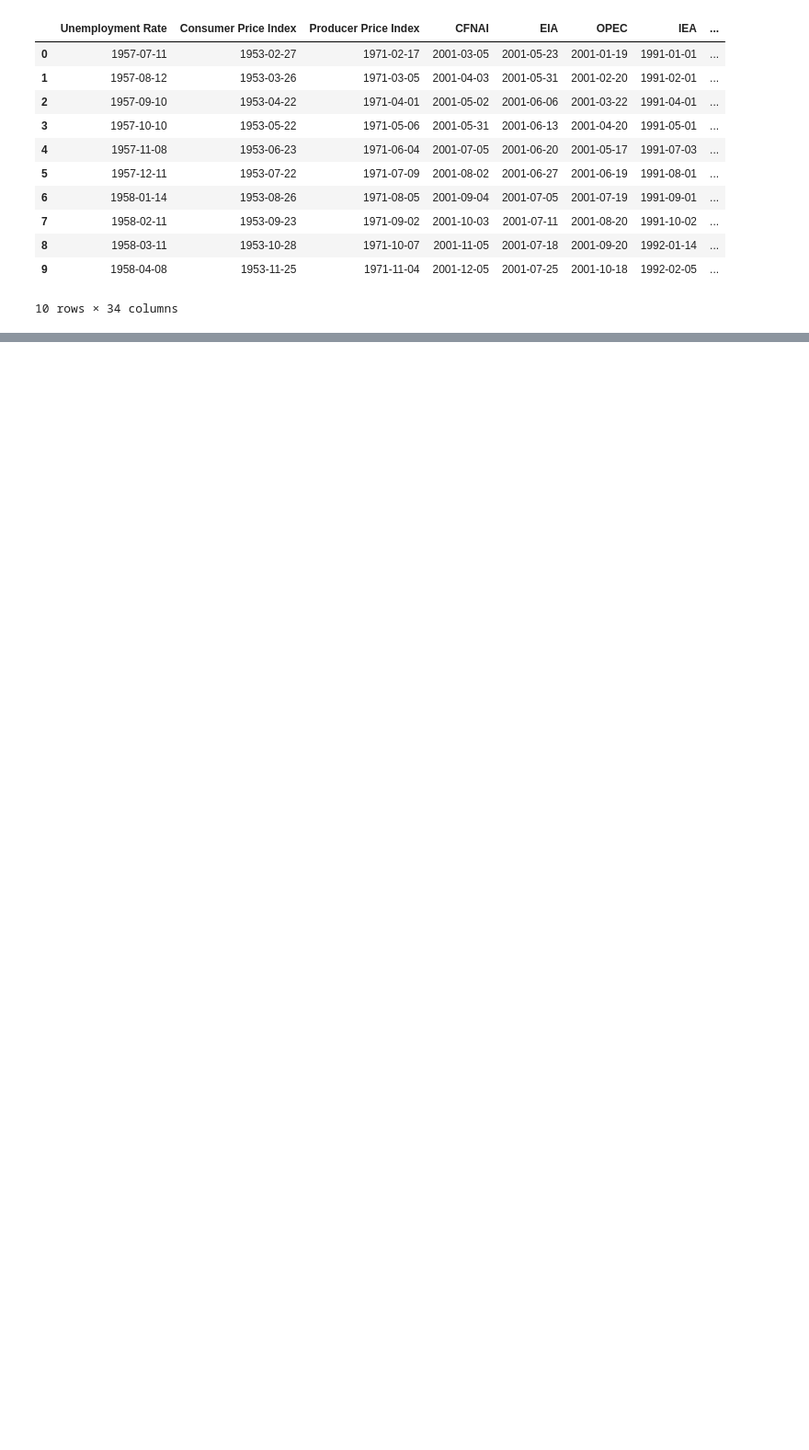
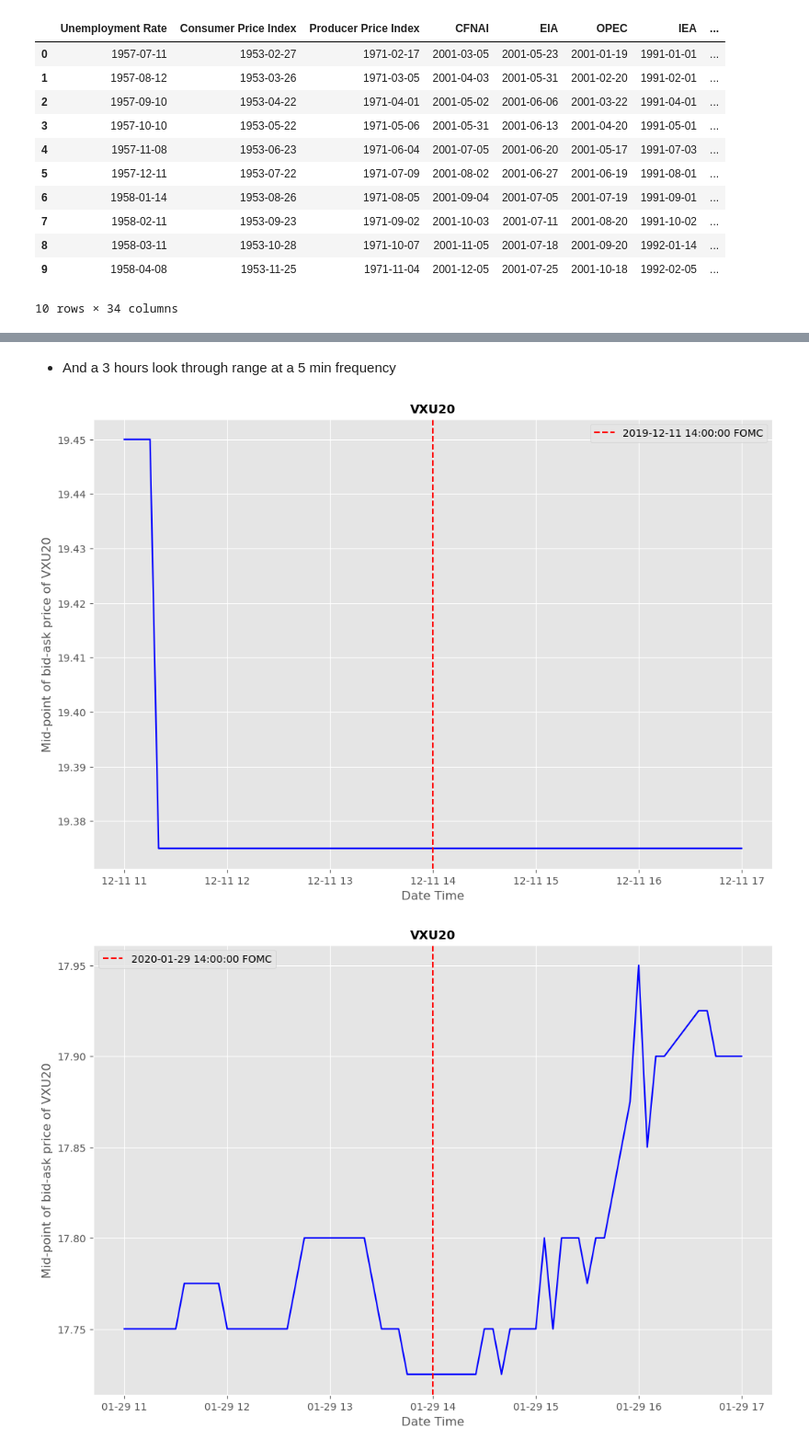
Before and after one commit to jczjc/vrp_vix, a Jupyter notebook: o2.ipynb, the cells around one changed output, grey strips where cells are left out. Shown at 92% size. Saved outputs shown, nothing was run; the diff lists cells and outputs as text; code cells hidden in the pictures; blank space fills up the shorter version.

```diff
--- a/o2.ipynb
+++ b/o2.ipynb
@@ -32,0 +83,9 @@ event_df.head(10)
+# %% [markdown]
+- And a 3 hours look through range at a 5 min frequency
+# %%
+range_ = timedelta(days=0, hours=3, seconds=0)
+for event in filter_events('U20', event_df['New_FOMC']):
+    plt_contract_event("U20", event, range_)
+# %% [output]
+[figure, added]
+[figure, added]
```
Also changed, not shown: parts of 19 cells of this notebook, 3 other files.
